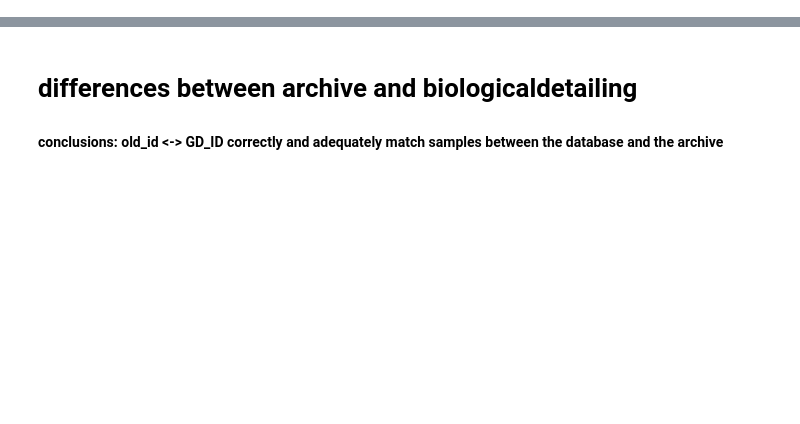
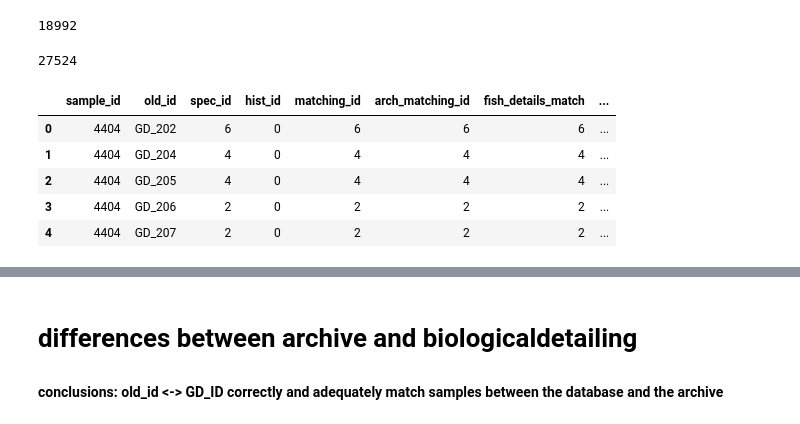
Before and after one commit to dfo-gulf-science/TrapNet-EDA, a Jupyter notebook: Trapnet Historical Data.ipynb, the cells around one changed output, grey strips where cells are left out. Saved outputs shown, nothing was run; the diff lists cells and outputs as text; code cells hidden in the pictures; blank space fills up the shorter version.

```diff
--- a/Trapnet Historical Data.ipynb
+++ b/Trapnet Historical Data.ipynb
@@ -21,0 +113,23 @@ pd.set_option('display.max_colwidth', 200)
+# %%
+# most fish in df_spec are duplicates
+df_spec.old_id.nunique()
+# %% [output]
+18992
+# %%
+# every single fish in df_hist is a singleton
+df_hist.old_id.nunique()
+# %% [output]
+27524
+# %%
+# do these duplicates account for df_hist?
+df_grouped = all_fish.groupby(['sample_id', 'old_id']).count()
+df_duplicates = df_grouped[df_grouped.spec_id>1].reset_index()
+duplicated_fishes = list(df_duplicates.old_id)
+df_duplicates.head()
+# %% [output]
+|  | sample_id | old_id | spec_id | hist_id | matching_id | arch_matching_id | fish_details_match | ... |
+| 0 | 4404 | GD_202 | 6 | 0 | 6 | 6 | 6 | ... |
+| 1 | 4404 | GD_204 | 4 | 0 | 4 | 4 | 4 | ... |
+| 2 | 4404 | GD_205 | 4 | 0 | 4 | 4 | 4 | ... |
+| 3 | 4404 | GD_206 | 2 | 0 | 2 | 2 | 2 | ... |
+| 4 | 4404 | GD_207 | 2 | 0 | 2 | 2 | 2 | ... |
```
Also changed, not shown: parts of 51 cells of this notebook.
